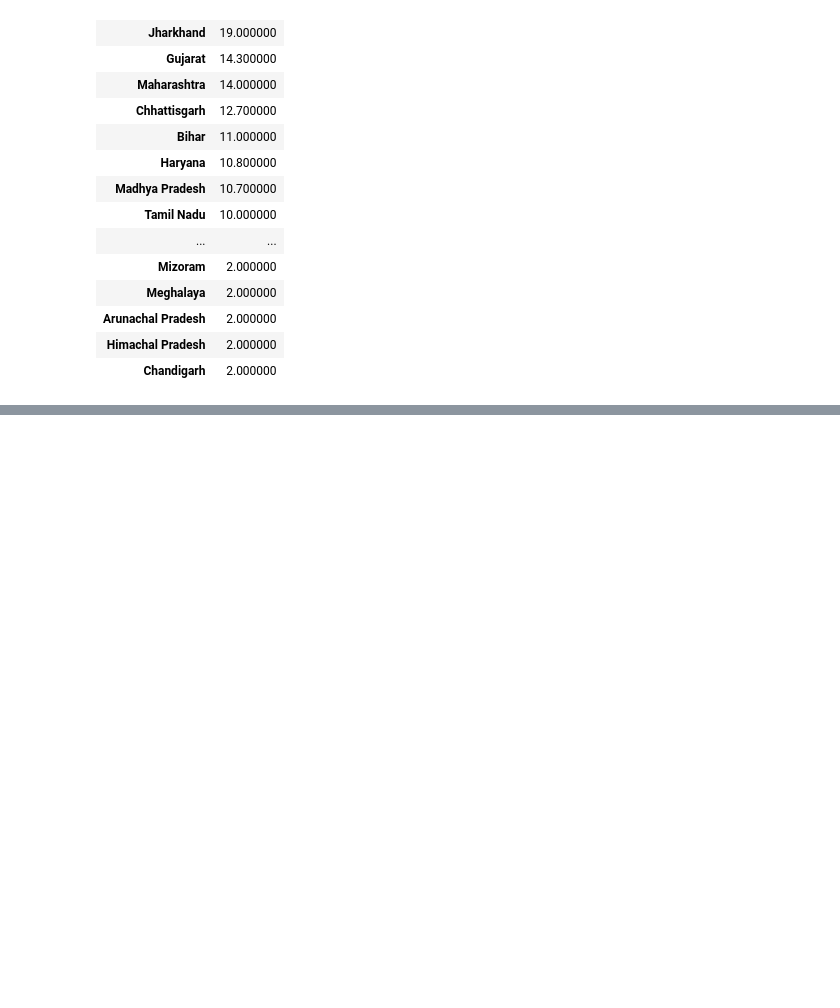
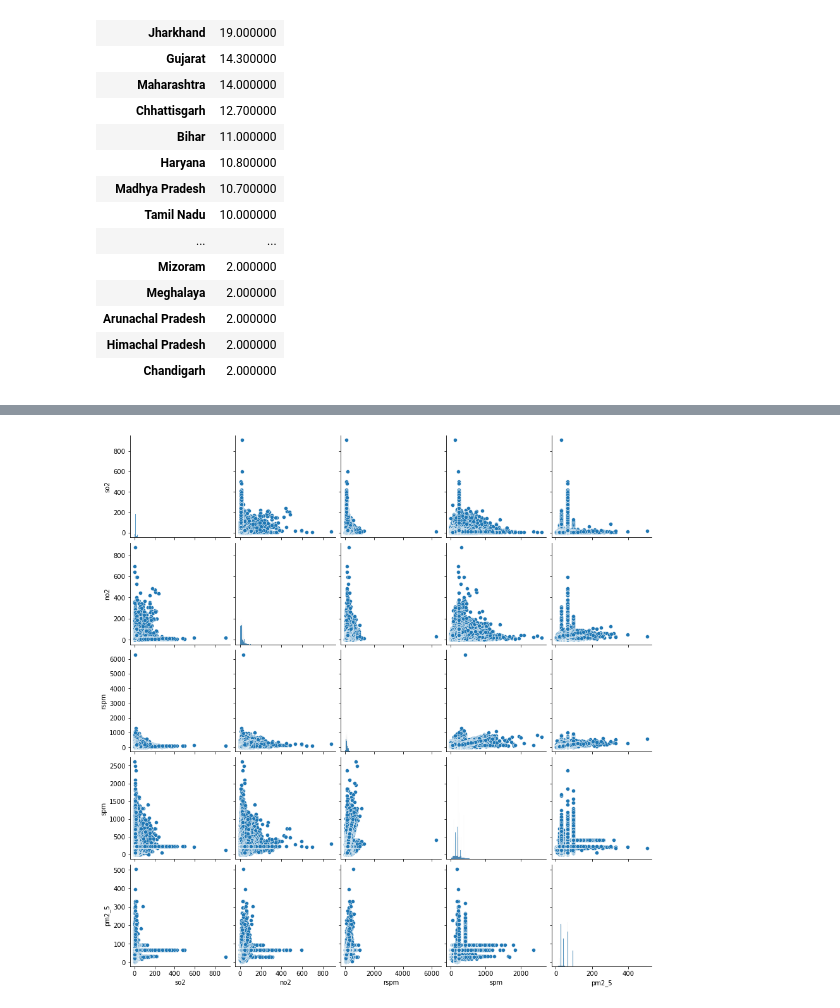
Before and after one commit to hd1801/AQI-Data-Analysis-Project, a Jupyter notebook: AQI.ipynb, the cells around one changed output, grey strips where cells are left out. Drawn from its saved outputs; the diff is of its cells as text; code cells hidden in the pictures; blank space fills up the shorter version.

```diff
--- a/AQI.ipynb
+++ b/AQI.ipynb
@@ -301,0 +383,6 @@ plt.xticks(rotation=90)
+# %%
+cols = ['so2', 'no2', 'rspm', 'spm', 'pm2_5']
+sns.pairplot(data[cols], height = 2.5)
+plt.show()
+# %% [output]
+[figure, added]
```
Also changed, not shown: parts of 10 cells of this notebook.
